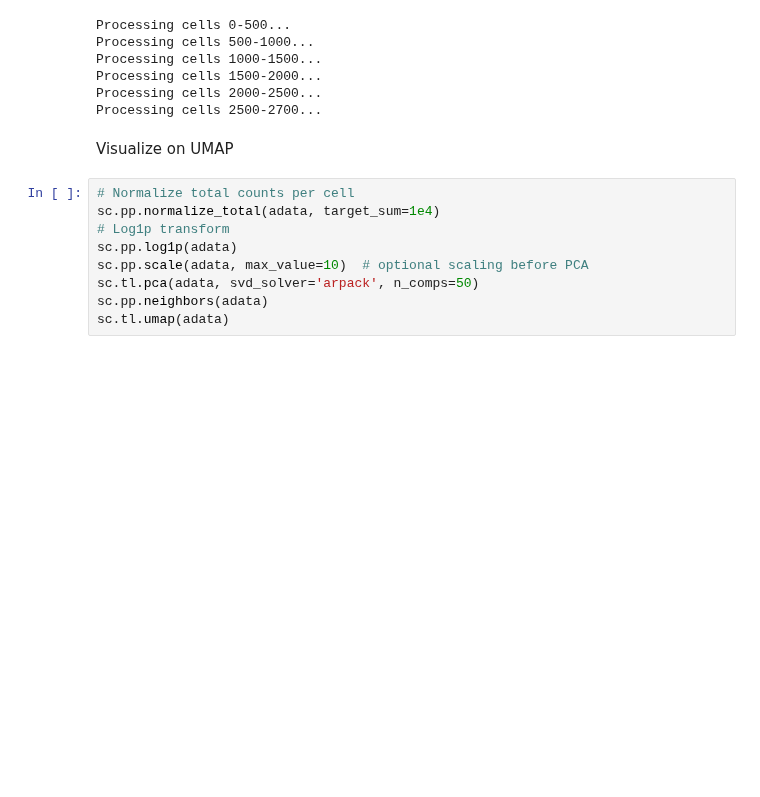
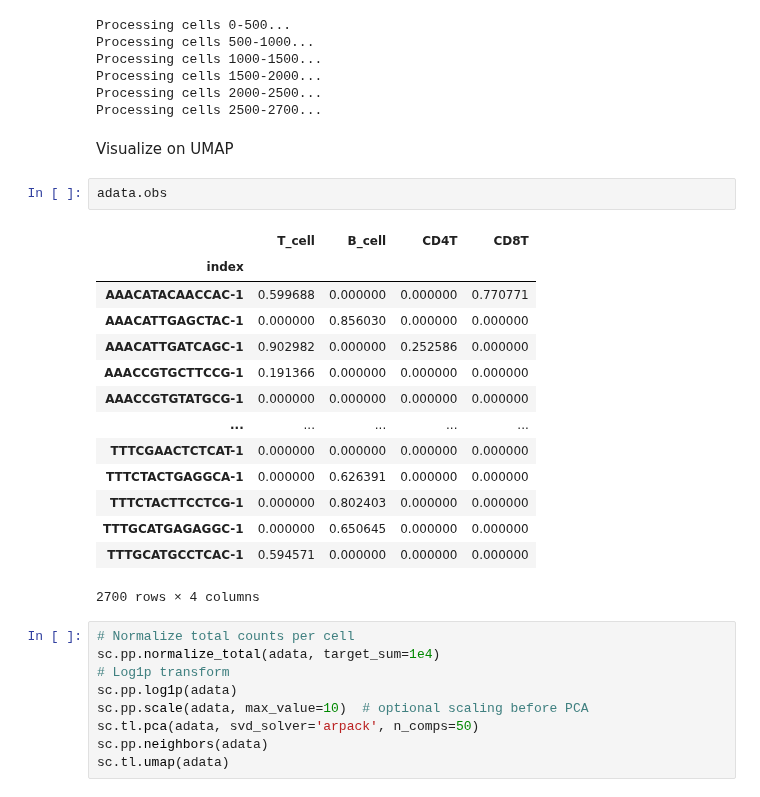
Before and after one commit to carmonalab/pyucell, a Jupyter notebook: examples/test.ipynb, the cells around one changed output. Cells and saved outputs as stored; diff of their text form; blank space fills up the shorter version.

```diff
--- a/examples/test.ipynb
+++ b/examples/test.ipynb
@@ -39,6 +39,23 @@ Processing cells 2000-2500...
 Processing cells 2500-2700...
 # %% [markdown]
 Visualize on UMAP
+# %%
+adata.obs
+# %% [output]
+|  | T_cell | B_cell | CD4T | CD8T |
+| index |  |  |  |  |
+| AAACATACAACCAC-1 | 0.599688 | 0.000000 | 0.000000 | 0.770771 |
+| AAACATTGAGCTAC-1 | 0.000000 | 0.856030 | 0.000000 | 0.000000 |
+| AAACATTGATCAGC-1 | 0.902982 | 0.000000 | 0.252586 | 0.000000 |
+| AAACCGTGCTTCCG-1 | 0.191366 | 0.000000 | 0.000000 | 0.000000 |
+| AAACCGTGTATGCG-1 | 0.000000 | 0.000000 | 0.000000 | 0.000000 |
+| ... | ... | ... | ... | ... |
+| TTTCGAACTCTCAT-1 | 0.000000 | 0.000000 | 0.000000 | 0.000000 |
+| TTTCTACTGAGGCA-1 | 0.000000 | 0.626391 | 0.000000 | 0.000000 |
+| TTTCTACTTCCTCG-1 | 0.000000 | 0.802403 | 0.000000 | 0.000000 |
+| TTTGCATGAGAGGC-1 | 0.000000 | 0.650645 | 0.000000 | 0.000000 |
+| TTTGCATGCCTCAC-1 | 0.594571 | 0.000000 | 0.000000 | 0.000000 |
+2700 rows × 4 columns
 # %%
 # Normalize total counts per cell
 sc.pp.normalize_total(adata, target_sum=1e4)
```
Also changed, not shown: 1 other file.
